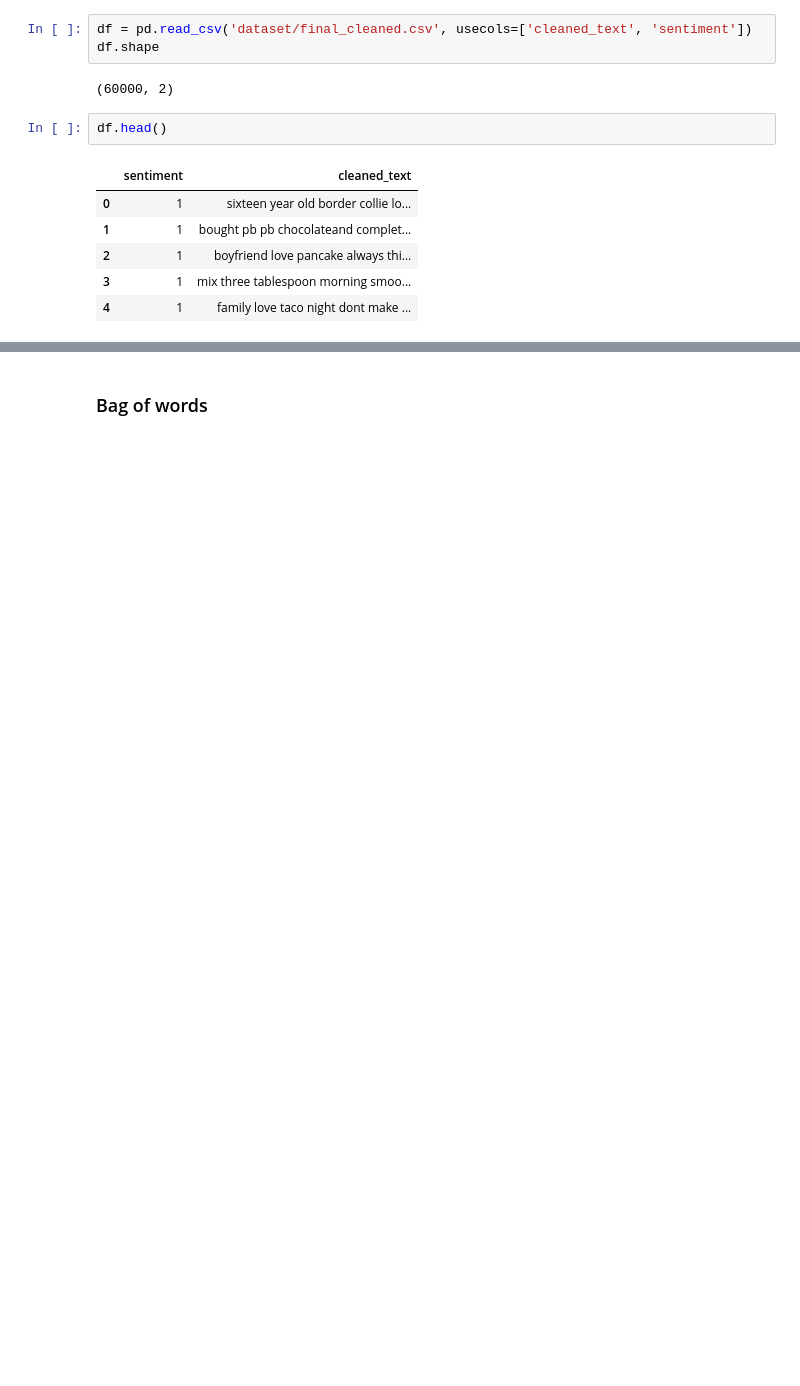
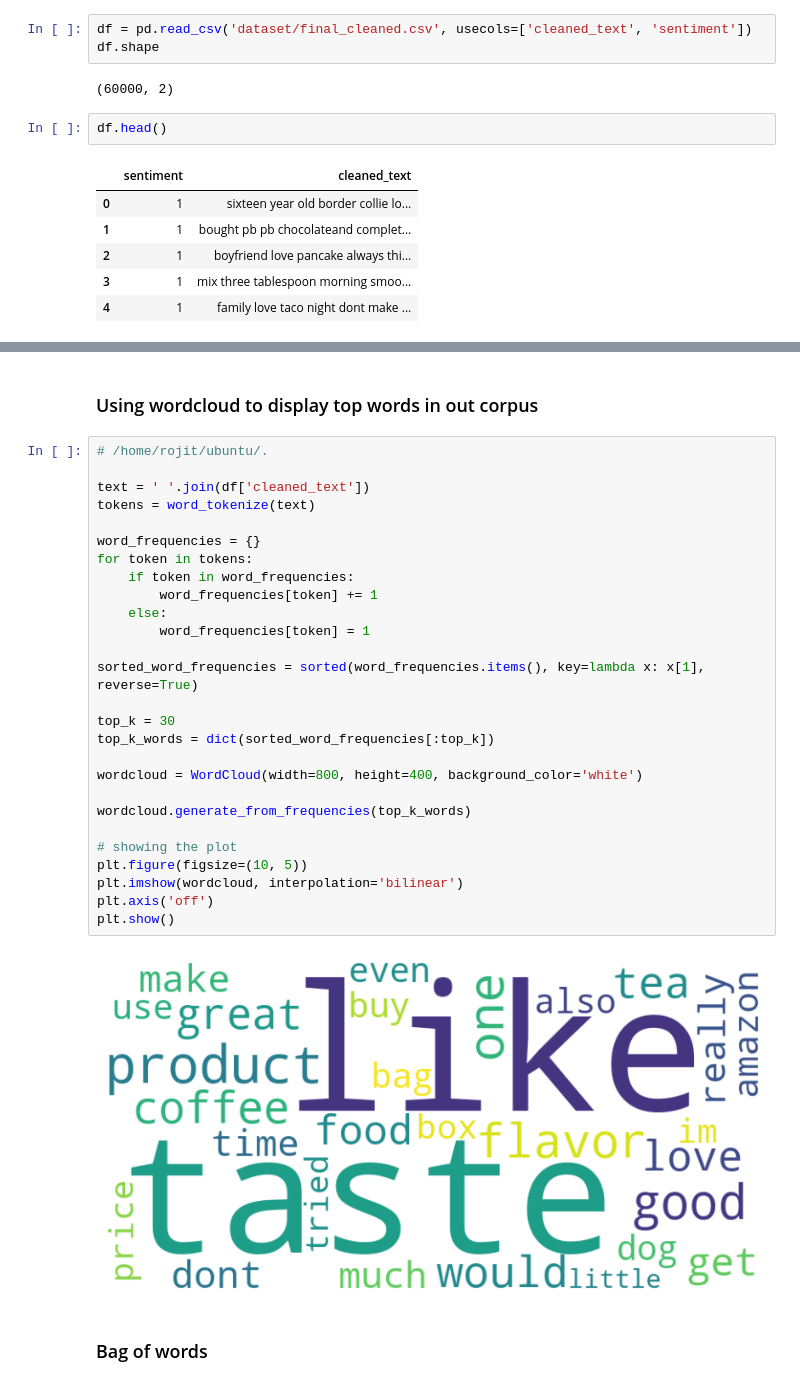
Before and after one commit to urusha-shrestha/nlp_01, a Jupyter notebook: 03_text_vectorization.ipynb, the cells around one changed output, grey strips where cells are left out. Drawn from its saved outputs; the diff is of its cells as text; blank space fills up the shorter version.

```diff
--- a/03_text_vectorization.ipynb
+++ b/03_text_vectorization.ipynb
@@ -20,3 +45,34 @@ df.head()
+# %% [markdown]
+### Using wordcloud to display top words in out corpus
+# %%
+# /home/rojit/ubuntu/.
+
+text = ' '.join(df['cleaned_text'])
+tokens = word_tokenize(text)
+
+word_frequencies = {}
+for token in tokens:
+    if token in word_frequencies:
+        word_frequencies[token] += 1
+    else:
+        word_frequencies[token] = 1
+
+sorted_word_frequencies = sorted(word_frequencies.items(), key=lambda x: x[1], reverse=True)
+
+top_k = 30
+top_k_words = dict(sorted_word_frequencies[:top_k])
+
+wordcloud = WordCloud(width=800, height=400, background_color='white')
+
+wordcloud.generate_from_frequencies(top_k_words)
+
+# showing the plot
+plt.figure(figsize=(10, 5))
+plt.imshow(wordcloud, interpolation='bilinear')
+plt.axis('off')
+plt.show()
+# %% [output]
+[figure, added]
 # %% [markdown]
 ### Bag of words
 # %%
```
Also changed, not shown: parts of 32 cells of this notebook, 2 other files.
